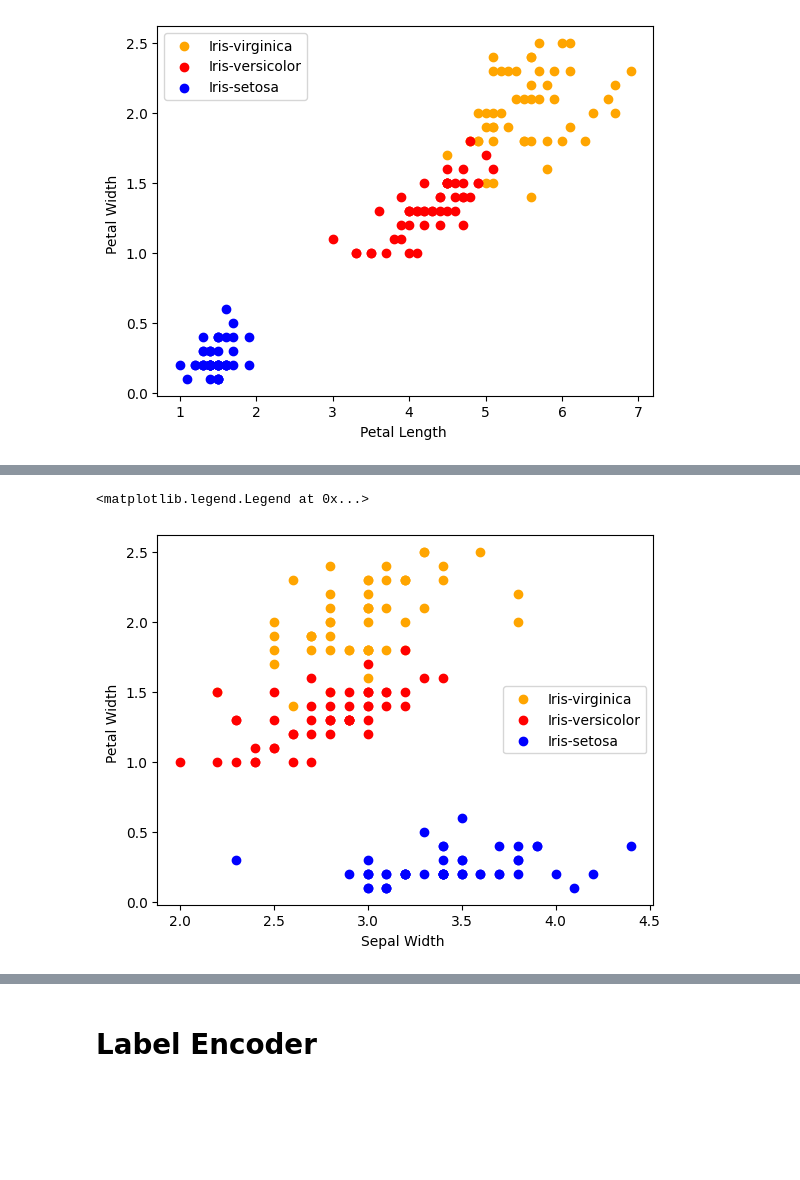
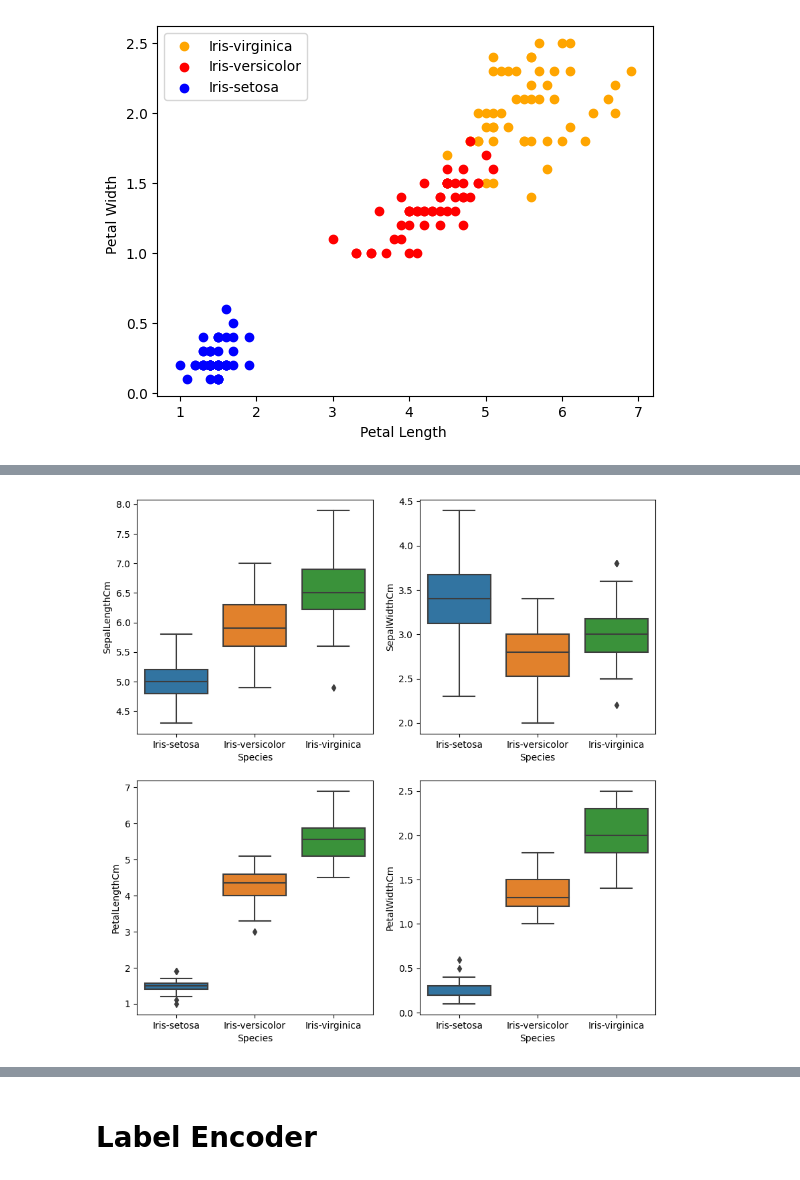
Before and after one commit to hindochahitarth/IML_LABS, a Jupyter notebook: project.ipynb, the cells around one changed output, grey strips where cells are left out. Cells and saved outputs as stored; diff of their text form; code cells hidden in the pictures; blank space fills up the shorter version.

```diff
--- a/project.ipynb
+++ b/project.ipynb
@@ -190,10 +185,23 @@ plt.legend()
-# %%
-for i in range(3):
-    x=Iris_df[Iris_df['Species']==species[i]]
-    plt.scatter(x['SepalWidthCm'],x['PetalWidthCm'],c=colors[i],label=species[i])
-plt.xlabel("Sepal Width ")
-plt.ylabel("Petal Width ")
-plt.legend()
-# %% [output]
-<matplotlib.legend.Legend at 0x...>
-[figure, removed]
+# %%
+def graph(y):
+    sns.boxplot(x="Species", y=y, data=Iris_df)
+
+plt.figure(figsize=(10,10))
+
+# Adding the subplot at the specified
+# grid position
+plt.subplot(221)
+graph('SepalLengthCm')
+
+plt.subplot(222)
+graph('SepalWidthCm')
+
+plt.subplot(223)
+graph('PetalLengthCm')
+
+plt.subplot(224)
+graph('PetalWidthCm')
+
+plt.show()
+# %% [output]
+[figure, added]
```
Also changed, not shown: parts of 9 cells of this notebook.
